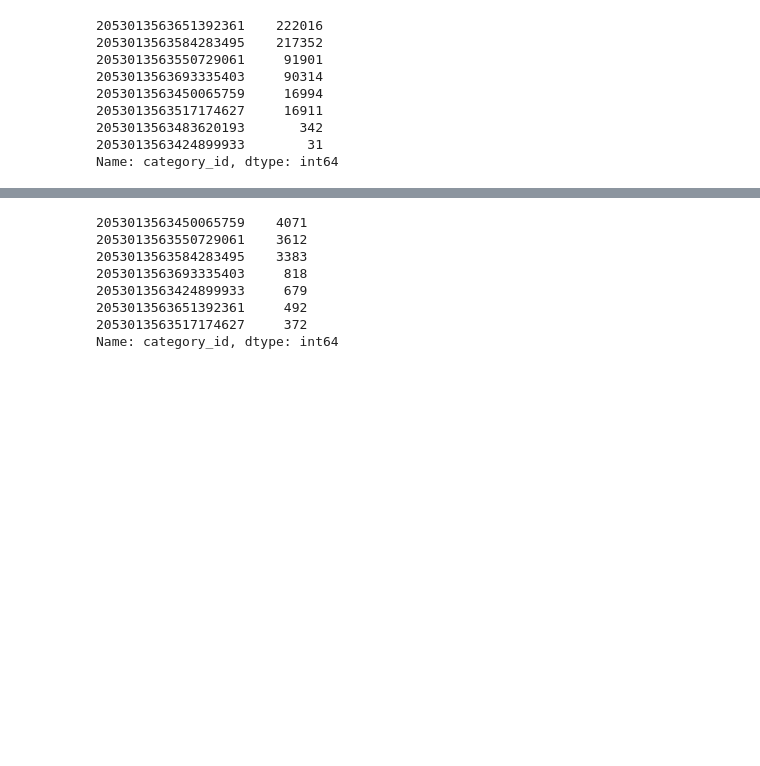
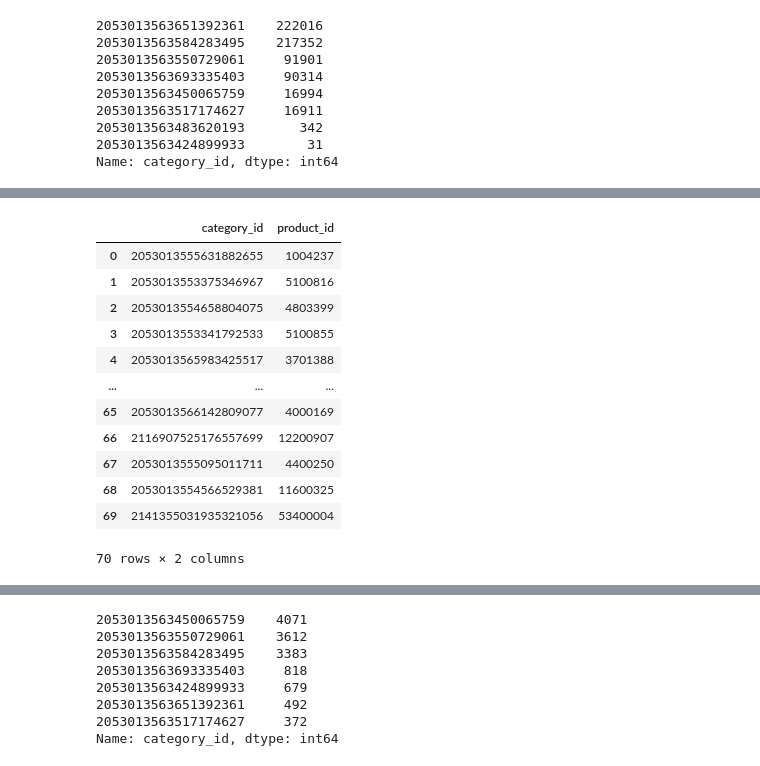
Before and after one commit to benidjor/ecommerce-behavior-data-analysis, a Jupyter notebook: tsj_data/2019_oct_eda.ipynb, the cells around one changed output, grey strips where cells are left out. Cells and saved outputs as stored; diff of their text form; code cells hidden in the pictures; blank space fills up the shorter version.

```diff
--- a/tsj_data/2019_oct_eda.ipynb
+++ b/tsj_data/2019_oct_eda.ipynb
@@ -308,0 +643,16 @@ Name: category_id, dtype: int64
+# %%
+null_list(mod, "brand", "xiaomi")
+# %% [output]
+|  | category_id | product_id |
+| 0 | 2053013555631882655 | 1004237 |
+| 1 | 2053013553375346967 | 5100816 |
+| 2 | 2053013554658804075 | 4803399 |
+| 3 | 2053013553341792533 | 5100855 |
+| 4 | 2053013565983425517 | 3701388 |
+| ... | ... | ... |
+| 65 | 2053013566142809077 | 4000169 |
+| 66 | 2116907525176557699 | 12200907 |
+| 67 | 2053013555095011711 | 4400250 |
+| 68 | 2053013554566529381 | 11600325 |
+| 69 | 2141355031935321056 | 53400004 |
+70 rows × 2 columns
```
Also changed, not shown: parts of 35 cells of this notebook.
